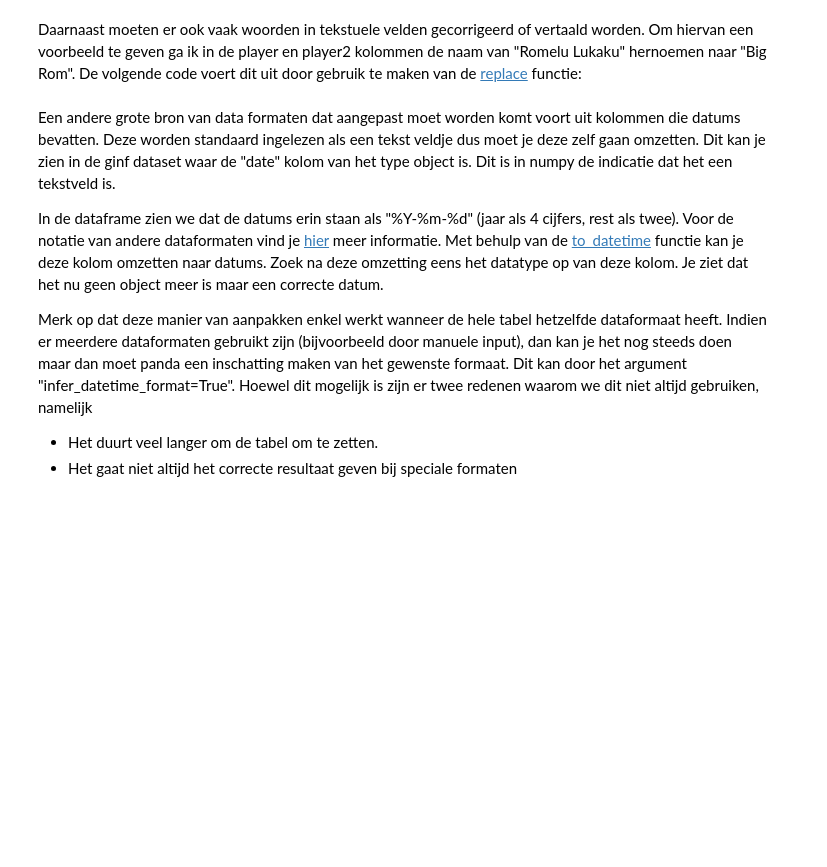
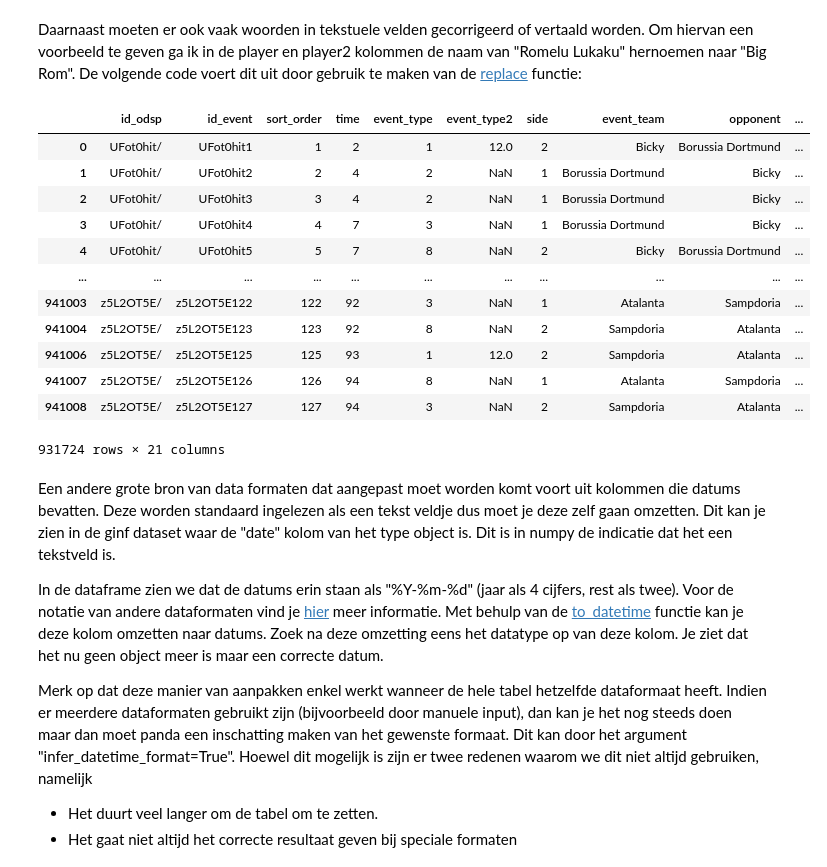
Before and after one commit to OdiseeDataScience2122/Leerstof_2122, a Jupyter notebook: 08_DataCleaning/Data Cleaning.ipynb, the cells around one changed output. Saved outputs shown, nothing was run; the diff lists cells and outputs as text; code cells hidden in the pictures; blank space fills up the shorter version.

```diff
--- a/08_DataCleaning/Data Cleaning.ipynb
+++ b/08_DataCleaning/Data Cleaning.ipynb
@@ -227,6 +227,17 @@ nans_player = df_events_copy_reduced.isnull().player
 df_events_copy_reduced["player"]
 df_events_copy_reduced.loc[nans_player, "player"] = df_events_copy_reduced.loc[nans_player, "player_in"]
 df_events_copy_reduced.loc[197869, ["player", "player_in"]]
+
+# isnull() isna()
+# .loc
+# =
+
+# zelfde voor player2
+nans_player2 = df_events_copy_reduced.isnull().player2
+# ga op zoek naar een index waar player = Nan    (571327)
+display(nans_player2.sort_values(ascending=False))
+df_events_copy_reduced.loc[nans_player2, "player2"] = df_events_copy_reduced.loc[nans_player2, "player_out"]
+df_events_copy_reduced.loc[571327, ["player2", "player_out"]]
 # %% [output]
 61000
 950294
@@ -272,6 +339,22 @@ Laten we eerst eens de One-Hot Encoded values omzetten van 0/1 naar true/false.
 Daarnaast moeten er ook vaak woorden in tekstuele velden gecorrigeerd of vertaald worden.
 Om hiervan een voorbeeld te geven ga ik in de player en player2 kolommen de naam van "Romelu Lukaku" hernoemen naar "Big Rom".
 De volgende code voert dit uit door gebruik te maken van de [replace](https://pandas.pydata.org/pandas-docs/stable/reference/api/pandas.DataFrame.replace.html) functie:
+# %%
+df_events_copy_reduced.replace(to_replace="Hamburg SV", value="Bicky")
+# %% [output]
+|  | id_odsp | id_event | sort_order | time | event_type | event_type2 | side | event_team | opponent | ... |
+| 0 | UFot0hit/ | UFot0hit1 | 1 | 2 | 1 | 12.0 | 2 | Bicky | Borussia Dortmund | ... |
+| 1 | UFot0hit/ | UFot0hit2 | 2 | 4 | 2 | NaN | 1 | Borussia Dortmund | Bicky | ... |
+| 2 | UFot0hit/ | UFot0hit3 | 3 | 4 | 2 | NaN | 1 | Borussia Dortmund | Bicky | ... |
+| 3 | UFot0hit/ | UFot0hit4 | 4 | 7 | 3 | NaN | 1 | Borussia Dortmund | Bicky | ... |
+| 4 | UFot0hit/ | UFot0hit5 | 5 | 7 | 8 | NaN | 2 | Bicky | Borussia Dortmund | ... |
+| ... | ... | ... | ... | ... | ... | ... | ... | ... | ... | ... |
+| 941003 | z5L2OT5E/ | z5L2OT5E122 | 122 | 92 | 3 | NaN | 1 | Atalanta | Sampdoria | ... |
+| 941004 | z5L2OT5E/ | z5L2OT5E123 | 123 | 92 | 8 | NaN | 2 | Sampdoria | Atalanta | ... |
+| 941006 | z5L2OT5E/ | z5L2OT5E125 | 125 | 93 | 1 | 12.0 | 2 | Sampdoria | Atalanta | ... |
+| 941007 | z5L2OT5E/ | z5L2OT5E126 | 126 | 94 | 8 | NaN | 1 | Atalanta | Sampdoria | ... |
+| 941008 | z5L2OT5E/ | z5L2OT5E127 | 127 | 94 | 3 | NaN | 2 | Sampdoria | Atalanta | ... |
+931724 rows × 21 columns
 # %% [markdown]
 Een andere grote bron van data formaten dat aangepast moet worden komt voort uit kolommen die datums bevatten. Deze worden standaard ingelezen als een tekst veldje dus moet je deze zelf gaan omzetten. Dit kan je zien in de ginf dataset waar de "date" kolom van het type object is. Dit is in numpy de indicatie dat het een tekstveld is.
 
```
Also changed, not shown: parts of 6 cells of this notebook.
